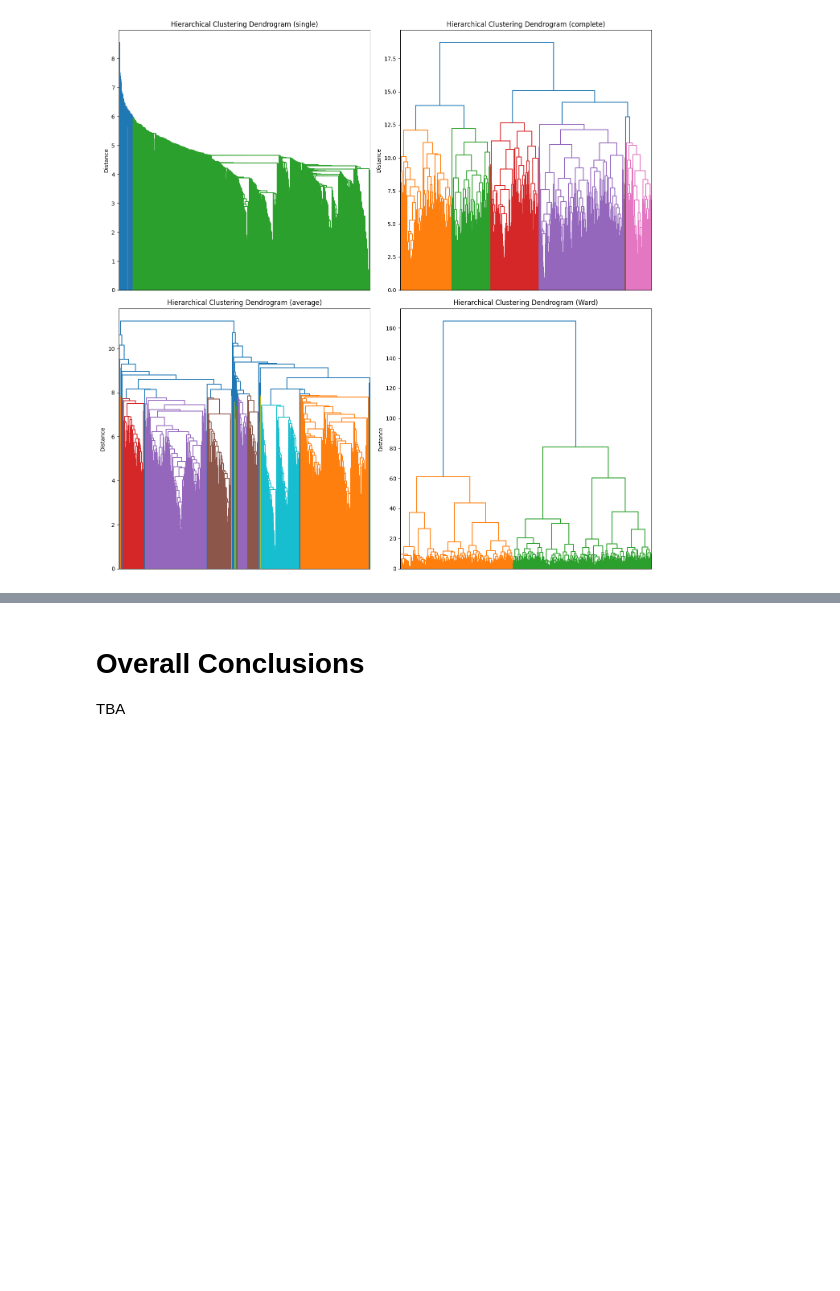
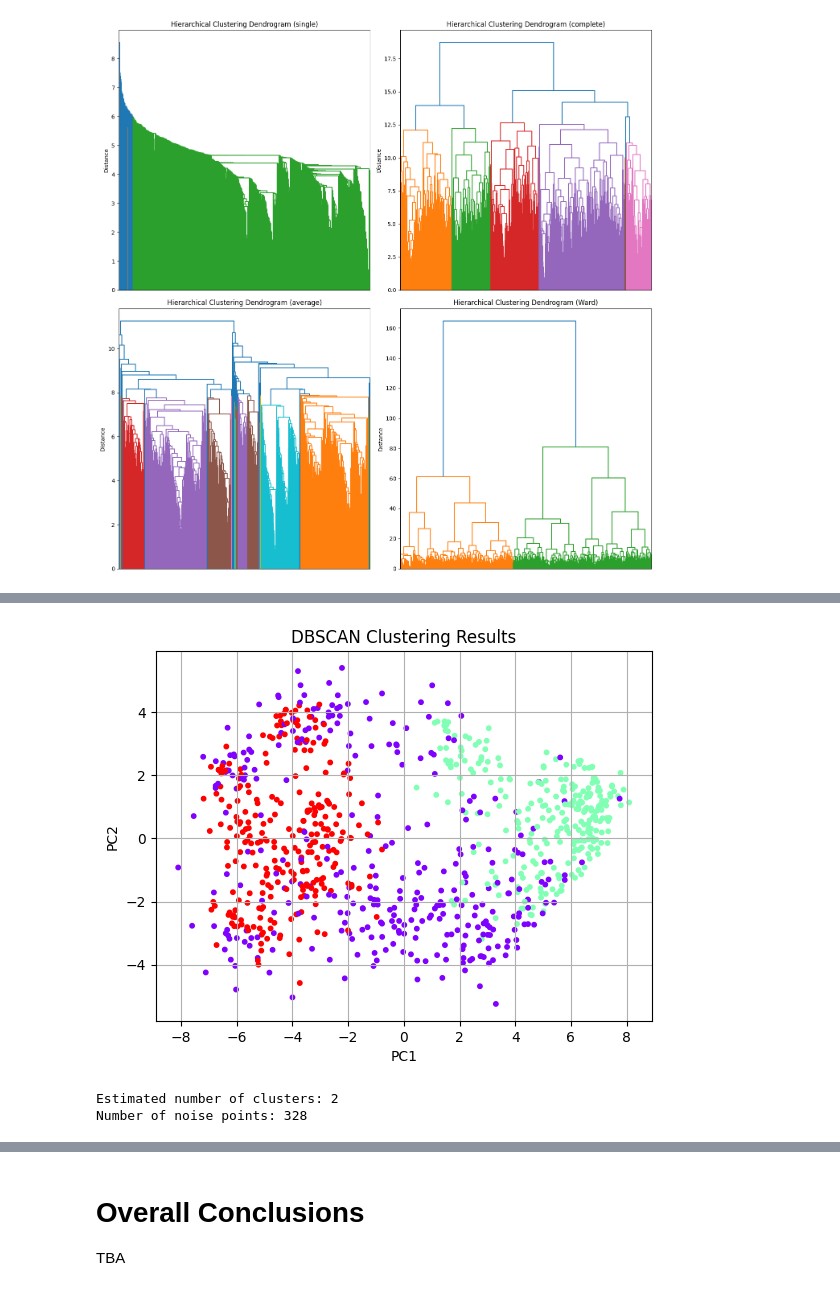
Before and after one commit to Dogmeat2000/MAL1-Python, a Jupyter notebook: Assignment 6/6. Candidate Test 2022 II.ipynb, the cells around one changed output, grey strips where cells are left out. Saved outputs shown, nothing was run; the diff lists cells and outputs as text; code cells hidden in the pictures; blank space fills up the shorter version.

```diff
--- a/Assignment 6/6. Candidate Test 2022 II.ipynb
+++ b/Assignment 6/6. Candidate Test 2022 II.ipynb
@@ -429,2 +482,16 @@ Overall: Both 'complete' and 'ward' methodologies support the results from k-mea
 # %%
-# TBA
+db = DBSCAN(eps=5.7, min_samples=min_samples)
+y_prime = db.fit_predict(X_Cluster_Scaled)
+
+plotCluster(y_prime, "DBSCAN Clustering Results")
+
+n_clusters = len(set(y_prime)) - (1 if -1 in y_prime else 0) # Outliers have a value of -1. Subtracts 1 for each noise point, ending up with the number of clusters left.
+print(f"Estimated number of clusters: {n_clusters}")
+
+# Optional: Count how many samples are considered noise
+n_noise = list(y_prime).count(-1)
+print(f"Number of noise points: {n_noise}")
+# %% [output]
+[figure, added]
+Estimated number of clusters: 2
+Number of noise points: 328
```
Also changed, not shown: parts of 17 cells of this notebook.
